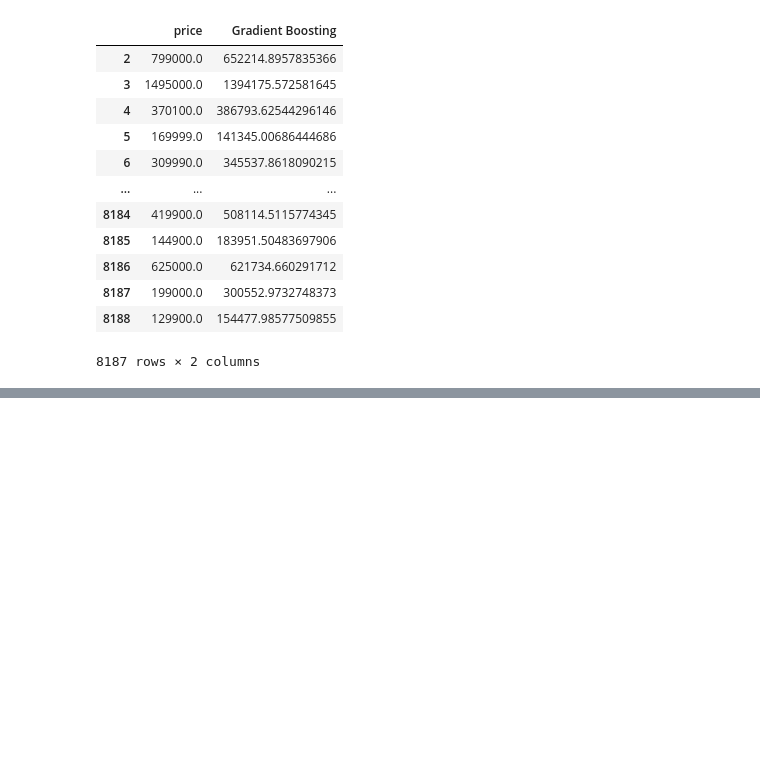
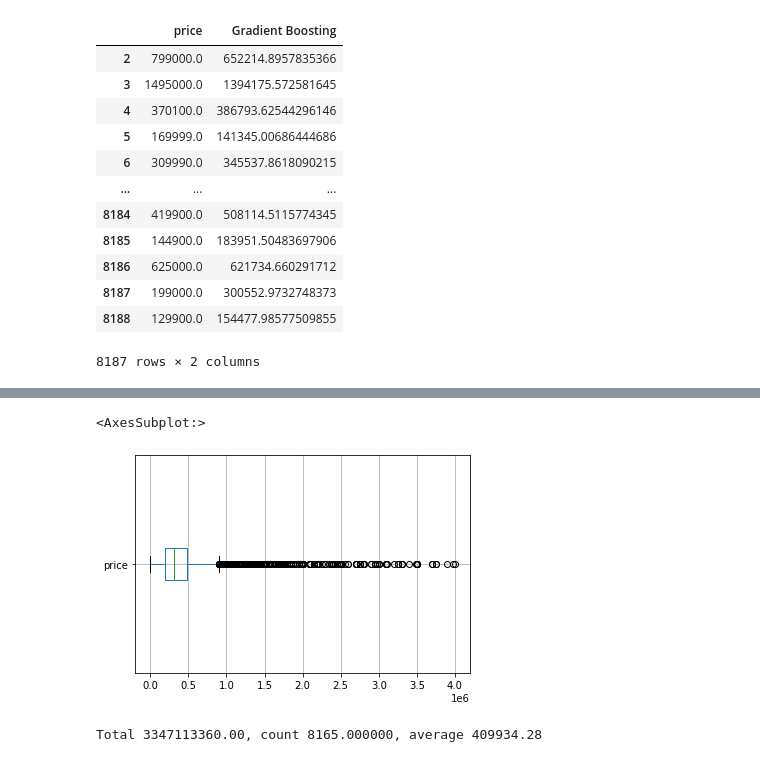
Before and after one commit to Derherpderderp/Csci343Project2, a Jupyter notebook: Csci343Project2hhgarret.ipynb, the cells around one changed output, grey strips where cells are left out. Drawn from its saved outputs; the diff is of its cells as text; code cells hidden in the pictures; blank space fills up the shorter version.

```diff
--- a/Csci343Project2hhgarret.ipynb
+++ b/Csci343Project2hhgarret.ipynb
@@ -69,0 +194,15 @@ print(num)
+# %%
+od[od['price'] < 4000000].boxplot(column = 'price', vert = False)
+# %% [output]
+<AxesSubplot:>
+[figure, added]
+# %%
+total = 0
+count = 0
+for i in range(len(od)):
+    if(od.loc[i]['price'] < 4000000):
+        total += od.loc[i]['price']
+        count += 1
+print("Total %.2f, count %f, average %.2f" % (total, count, (total/count)))
+# %% [output]
+Total 3347113360.00, count 8165.000000, average 409934.28
```
Also changed, not shown: parts of 14 cells of this notebook, 1 other file.
